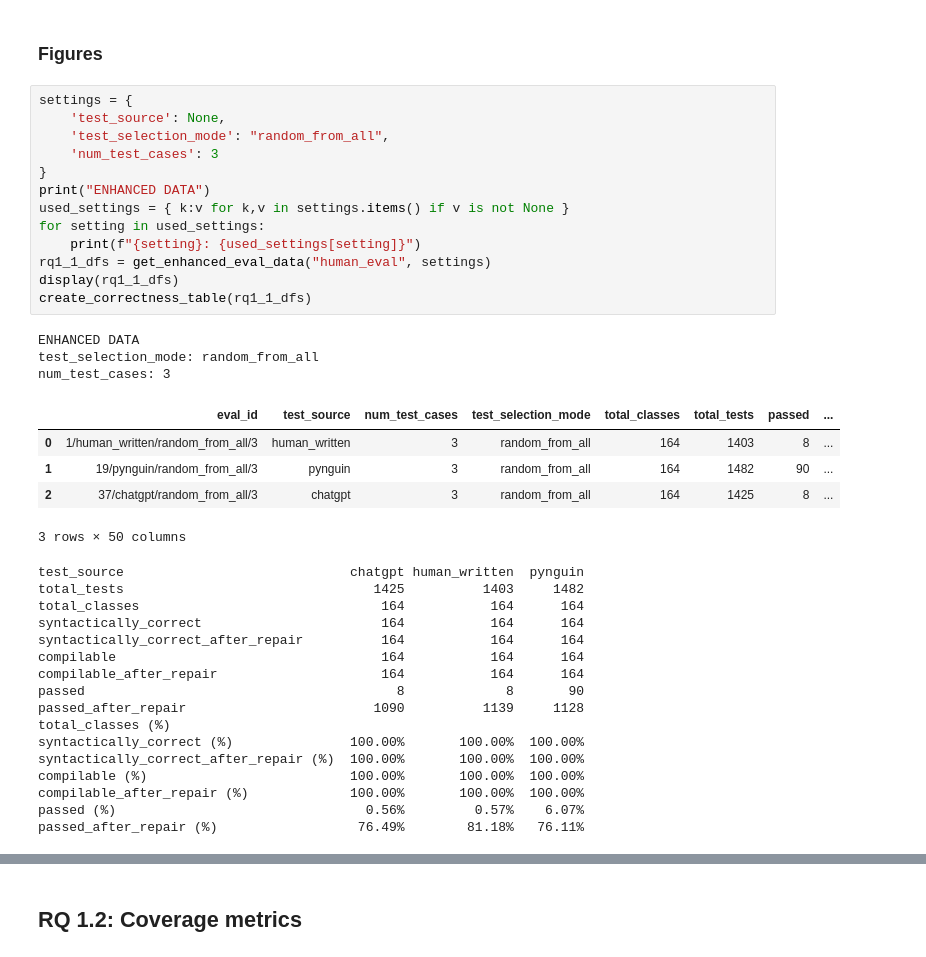
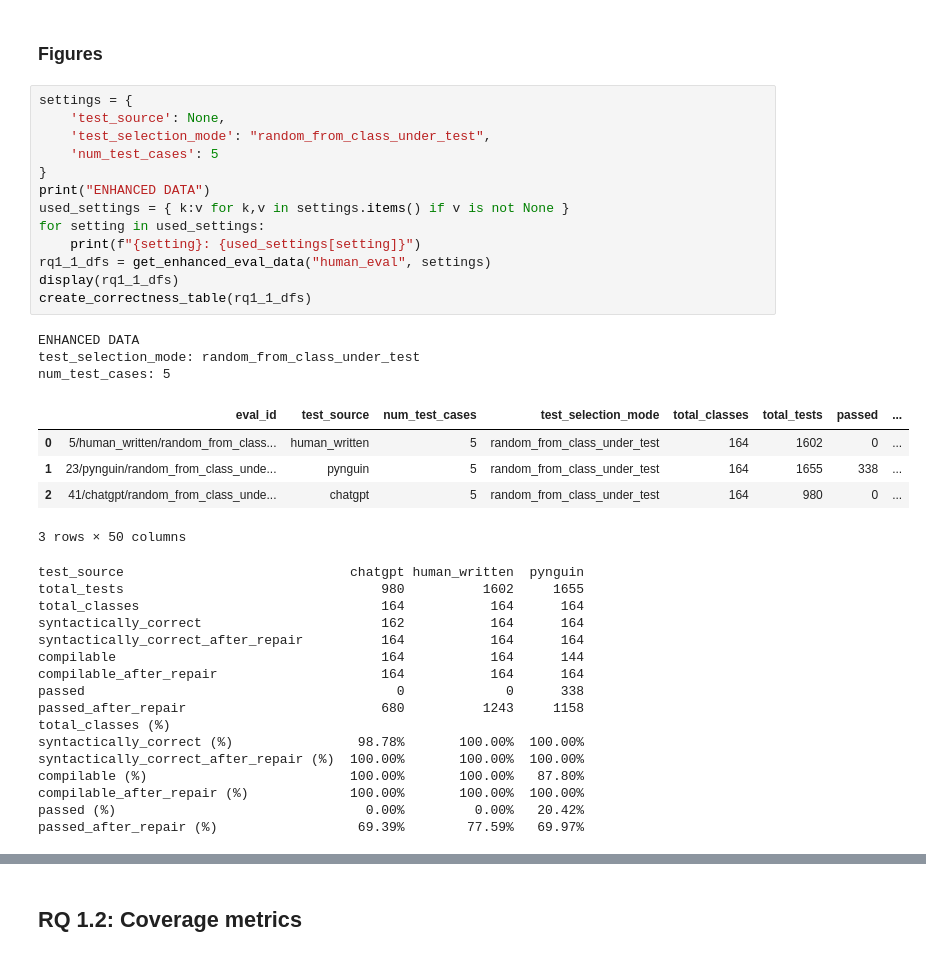
Before and after one commit to AlexChudic/test-suite-enhancement, a Jupyter notebook: src/evaluation_figures.ipynb, the cells around one changed output, grey strips where cells are left out. Cells and saved outputs as stored; diff of their text form.

```diff
--- a/src/evaluation_figures.ipynb
+++ b/src/evaluation_figures.ipynb
@@ -180,40 +399,40 @@ def create_rule_repair_figure(df:pd.DataFrame):
 # %%
 settings = {
     'test_source': None,
-    'test_selection_mode': "random_from_all",
-    'num_test_cases': 3
+    'test_selection_mode': "random_from_class_under_test",
+    'num_test_cases': 5
 }
 print("ENHANCED DATA")
 used_settings = { k:v for k,v in settings.items() if v is not None }
 for setting in used_settings:
     print(f"{setting}: {used_settings[setting]}")
 rq1_1_dfs = get_enhanced_eval_data("human_eval", settings)
 display(rq1_1_dfs)
 create_correctness_table(rq1_1_dfs)
 # %% [output]
 ENHANCED DATA
-test_selection_mode: random_from_all
-num_test_cases: 3
+test_selection_mode: random_from_class_under_test
+num_test_cases: 5
 |  | eval_id | test_source | num_test_cases | test_selection_mode | total_classes | total_tests | passed | ... |
-| 0 | 1/human_written/random_from_all/3 | human_written | 3 | random_from_all | 164 | 1403 | 8 | ... |
-| 1 | 19/pynguin/random_from_all/3 | pynguin | 3 | random_from_all | 164 | 1482 | 90 | ... |
-| 2 | 37/chatgpt/random_from_all/3 | chatgpt | 3 | random_from_all | 164 | 1425 | 8 | ... |
+| 0 | 5/human_written/random_from_class... | human_written | 5 | random_from_class_under_test | 164 | 1602 | 0 | ... |
+| 1 | 23/pynguin/random_from_class_unde... | pynguin | 5 | random_from_class_under_test | 164 | 1655 | 338 | ... |
+| 2 | 41/chatgpt/random_from_class_unde... | chatgpt | 5 | random_from_class_under_test | 164 | 980 | 0 | ... |
 3 rows × 50 columns
 test_source                             chatgpt human_written  pynguin
-total_tests                                1425          1403     1482
+total_tests                                 980          1602     1655
 total_classes                               164           164      164
-syntactically_correct                       164           164      164
+syntactically_correct                       162           164      164
 syntactically_correct_after_repair          164           164      164
-compilable                                  164           164      164
+compilable                                  164           164      144
 compilable_after_repair                     164           164      164
-passed                                        8             8       90
-passed_after_repair                        1090          1139     1128
+passed                                        0             0      338
+passed_after_repair                         680          1243     1158
 total_classes (%)
-syntactically_correct (%)               100.00%       100.00%  100.00%
+syntactically_correct (%)                98.78%       100.00%  100.00%
 syntactically_correct_after_repair (%)  100.00%       100.00%  100.00%
-compilable (%)                          100.00%       100.00%  100.00%
+compilable (%)                          100.00%       100.00%   87.80%
 compilable_after_repair (%)             100.00%       100.00%  100.00%
-passed (%)                                0.56%         0.57%    6.07%
-passed_after_repair (%)                  76.49%        81.18%   76.11%
+passed (%)                                0.00%         0.00%   20.42%
+passed_after_repair (%)                  69.39%        77.59%   69.97%
 # %%
 # Display the repair count figure
```
Also changed, not shown: parts of 31 cells of this notebook.
